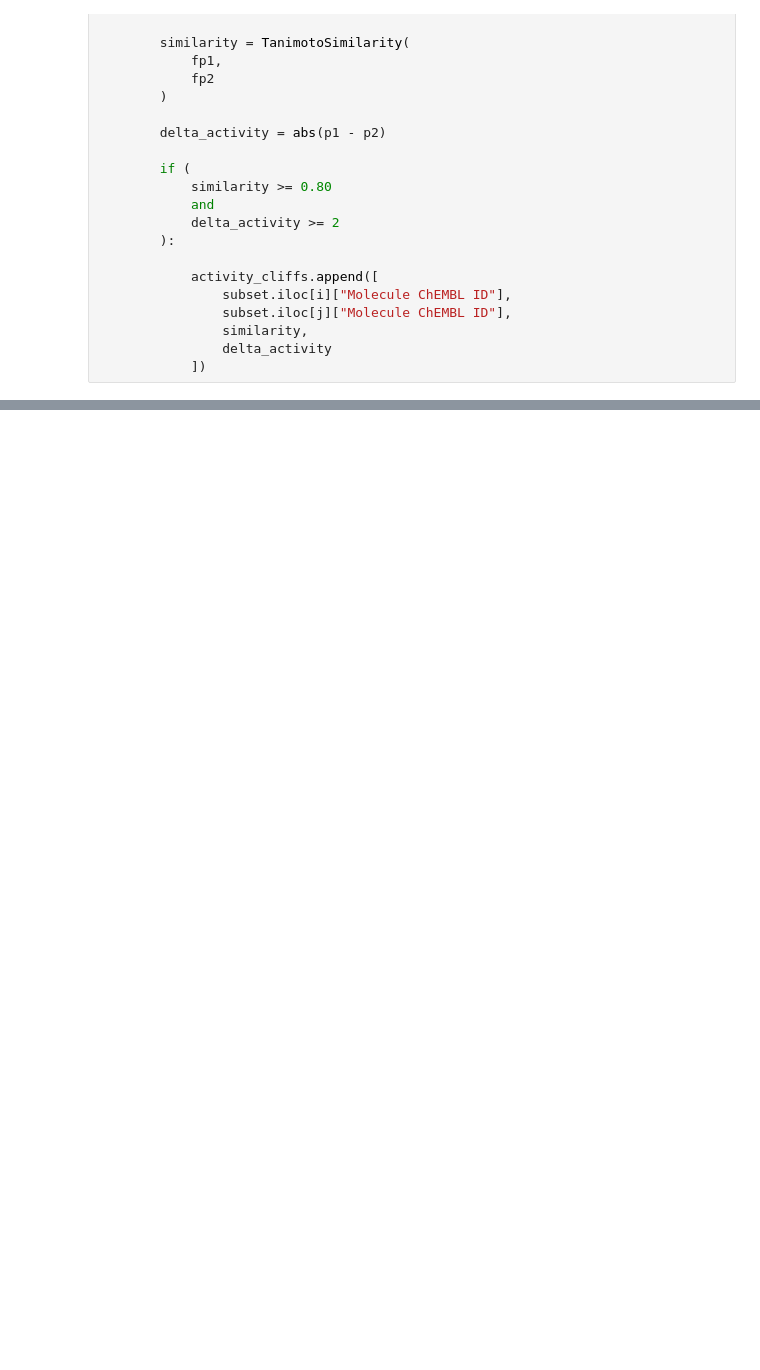
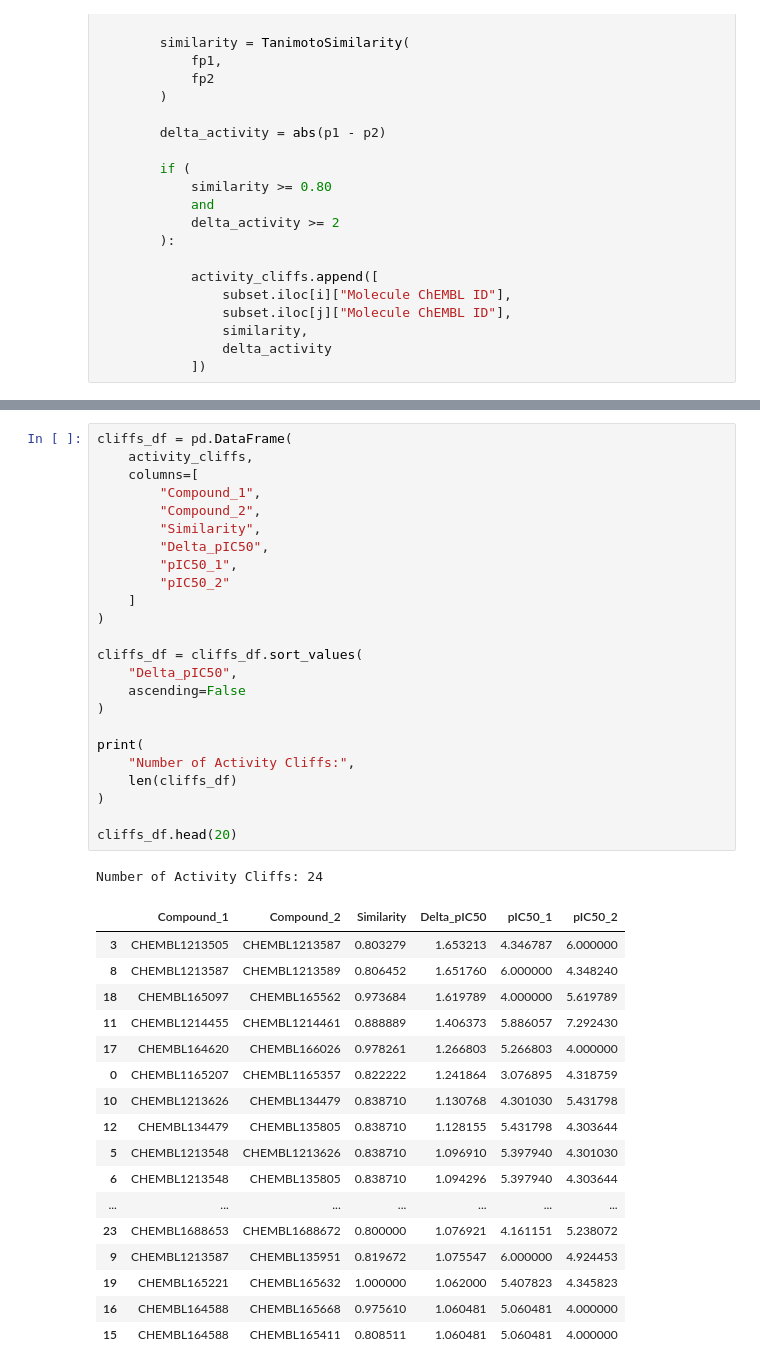
Before and after one commit to khushwantbhangu/anti-leishmania-qsar, a Jupyter notebook: notebooks/08_activity_cliff_analysis.ipynb, the cells around one changed output, grey strips where cells are left out. Cells and saved outputs as stored; diff of their text form; blank space fills up the shorter version.

```diff
--- a/notebooks/08_activity_cliff_analysis.ipynb
+++ b/notebooks/08_activity_cliff_analysis.ipynb
@@ -90,0 +241,43 @@ for i in range(len(subset)):
+# %%
+cliffs_df = pd.DataFrame(
+    activity_cliffs,
+    columns=[
+        "Compound_1",
+        "Compound_2",
+        "Similarity",
+        "Delta_pIC50",
+        "pIC50_1",
+        "pIC50_2"
+    ]
+)
+
+cliffs_df = cliffs_df.sort_values(
+    "Delta_pIC50",
+    ascending=False
+)
+
+print(
+    "Number of Activity Cliffs:",
+    len(cliffs_df)
+)
+
+cliffs_df.head(20)
+# %% [output]
+Number of Activity Cliffs: 24
+|  | Compound_1 | Compound_2 | Similarity | Delta_pIC50 | pIC50_1 | pIC50_2 |
+| 3 | CHEMBL1213505 | CHEMBL1213587 | 0.803279 | 1.653213 | 4.346787 | 6.000000 |
+| 8 | CHEMBL1213587 | CHEMBL1213589 | 0.806452 | 1.651760 | 6.000000 | 4.348240 |
+| 18 | CHEMBL165097 | CHEMBL165562 | 0.973684 | 1.619789 | 4.000000 | 5.619789 |
+| 11 | CHEMBL1214455 | CHEMBL1214461 | 0.888889 | 1.406373 | 5.886057 | 7.292430 |
+| 17 | CHEMBL164620 | CHEMBL166026 | 0.978261 | 1.266803 | 5.266803 | 4.000000 |
+| 0 | CHEMBL1165207 | CHEMBL1165357 | 0.822222 | 1.241864 | 3.076895 | 4.318759 |
+| 10 | CHEMBL1213626 | CHEMBL134479 | 0.838710 | 1.130768 | 4.301030 | 5.431798 |
+| 12 | CHEMBL134479 | CHEMBL135805 | 0.838710 | 1.128155 | 5.431798 | 4.303644 |
+| 5 | CHEMBL1213548 | CHEMBL1213626 | 0.838710 | 1.096910 | 5.397940 | 4.301030 |
+| 6 | CHEMBL1213548 | CHEMBL135805 | 0.838710 | 1.094296 | 5.397940 | 4.303644 |
+| ... | ... | ... | ... | ... | ... | ... |
+| 23 | CHEMBL1688653 | CHEMBL1688672 | 0.800000 | 1.076921 | 4.161151 | 5.238072 |
+| 9 | CHEMBL1213587 | CHEMBL135951 | 0.819672 | 1.075547 | 6.000000 | 4.924453 |
+| 19 | CHEMBL165221 | CHEMBL165632 | 1.000000 | 1.062000 | 5.407823 | 4.345823 |
+| 16 | CHEMBL164588 | CHEMBL165668 | 0.975610 | 1.060481 | 5.060481 | 4.000000 |
+| 15 | CHEMBL164588 | CHEMBL165411 | 0.808511 | 1.060481 | 5.060481 | 4.000000 |
```
Also changed, not shown: parts of 18 cells of this notebook, 7 other files.
